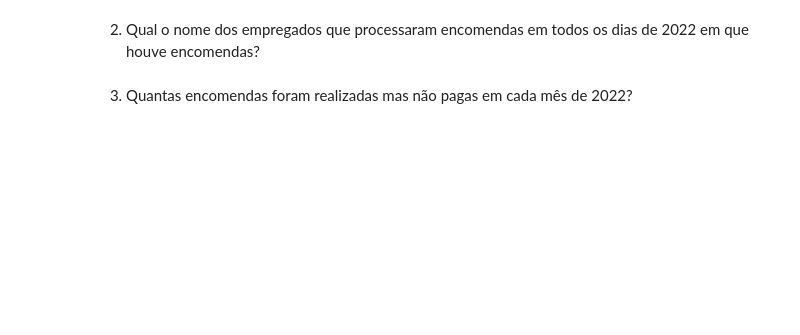
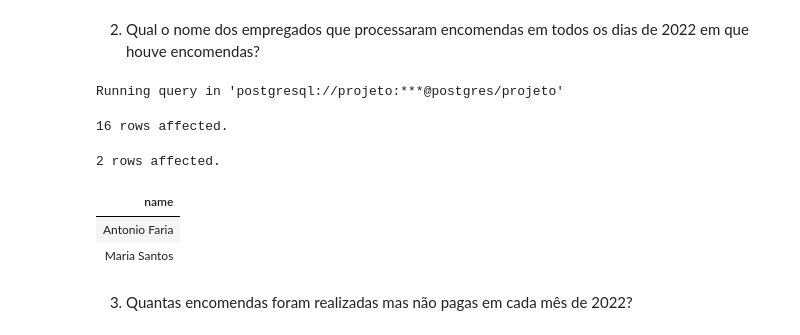
Before and after one commit to pedroasgomes/projetoBD, a Jupyter notebook: app/E3-report.ipynb, the cells around one changed output. Saved outputs shown, nothing was run; the diff lists cells and outputs as text; code cells hidden in the pictures; blank space fills up the shorter version.

```diff
--- a/app/E3-report.ipynb
+++ b/app/E3-report.ipynb
@@ -417,7 +486,29 @@ Apresente a consulta SQL mais sucinta para cada uma das seguintes questões
 2. Qual o nome dos empregados que processaram encomendas em todos os dias de 2022 em que houve encomendas?
 # %%
 %%sql
--- SELECT ...
+SELECT order_no, ssn FROM process
+JOIN orders USING (order_no)
+WHERE EXTRACT(YEAR FROM DATE(date)) = 2022;
+
+SELECT DISTINCT e.name
+FROM employee e
+JOIN process h USING (ssn)
+WHERE NOT EXISTS (
+    SELECT order_no
+        FROM orders
+        WHERE EXTRACT(YEAR FROM DATE(date)) = 2022
+    EXCEPT
+    SELECT order_no FROM process p
+        JOIN orders USING (order_no)
+        WHERE EXTRACT(YEAR FROM DATE(date)) = 2022 AND h.ssn = p.ssn
+);
+# %% [output]
+Running query in 'postgresql://projeto:***@postgres/projeto'
+16 rows affected.
+2 rows affected.
+| name |
+| Antonio Faria |
+| Maria Santos |
 # %% [markdown]
 3. Quantas encomendas foram realizadas mas não pagas em cada mês de 2022?
 # %%
```
Also changed, not shown: parts of 9 cells of this notebook.
